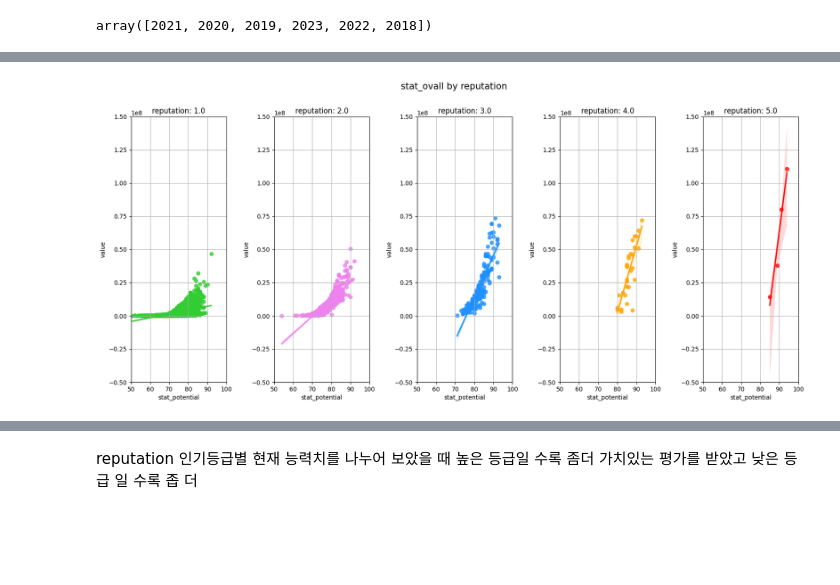
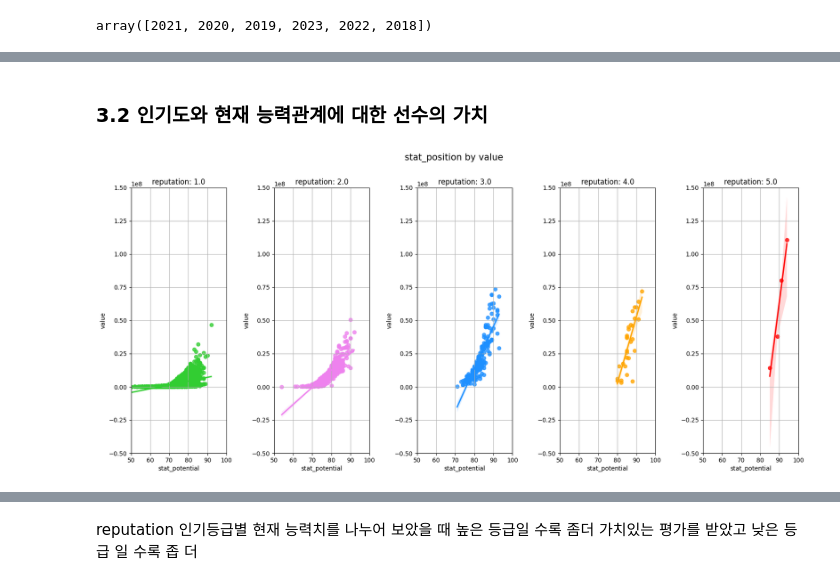
Before and after one commit to DataAnalysis-python/soccer-FIFA, a Jupyter notebook: 파이썬데이터분석_이적료분석.ipynb, the cells around one changed output, grey strips where cells are left out. Drawn from its saved outputs; the diff is of its cells as text; code cells hidden in the pictures; blank space fills up the shorter version.

```diff
--- a/파이썬데이터분석_이적료분석.ipynb
+++ b/파이썬데이터분석_이적료분석.ipynb
@@ -223,22 +284,24 @@ axes[2].set(title = "log_value histplot")
+# %% [markdown]
+### 3.2 인기도와 현재 능력관계에 대한 선수의 가치
 # %%
-#reputation별 선수의 잠재능력의 가치
-
 key=train.groupby('reputation').groups.keys()
 
 color=['limegreen','violet','dodgerblue','orange','red']
 
-fig, axs = plt.subplots( ncols=int(len(key)),
-    figsize=(20,8),gridspec_kw={'wspace': .5})
 
-fig.suptitle('stat_ovall by reputation', size=15)
-
-for i,y in enumerate(key):
+def flatten_cols (title,col):
+  fig, axs = plt.subplots( ncols=int(len(key)),
+  figsize=(20,8),gridspec_kw={'wspace': .5})
+  fig.suptitle(title, size=15)
+  for i,y in enumerate(key):
     ax = axs[i]
     ax.set_title('reputation: '+str(y))
     ax.grid(True)
     ax.axis([50, 100, -50000000, 150000000])
     select_rep=train[train['reputation']==y]
-    sns.regplot(x='stat_potential', y='value',color=color[i],
+    sns.regplot(x=col, y='value',color=color[i],
     data=select_rep, ax=ax)
-# %% [output]
-[figure, removed]
+# %%
+flatten_cols('stat_position by value','stat_potential')
+# %% [output]
+[figure, added]
```
Also changed, not shown: parts of 21 cells of this notebook.
